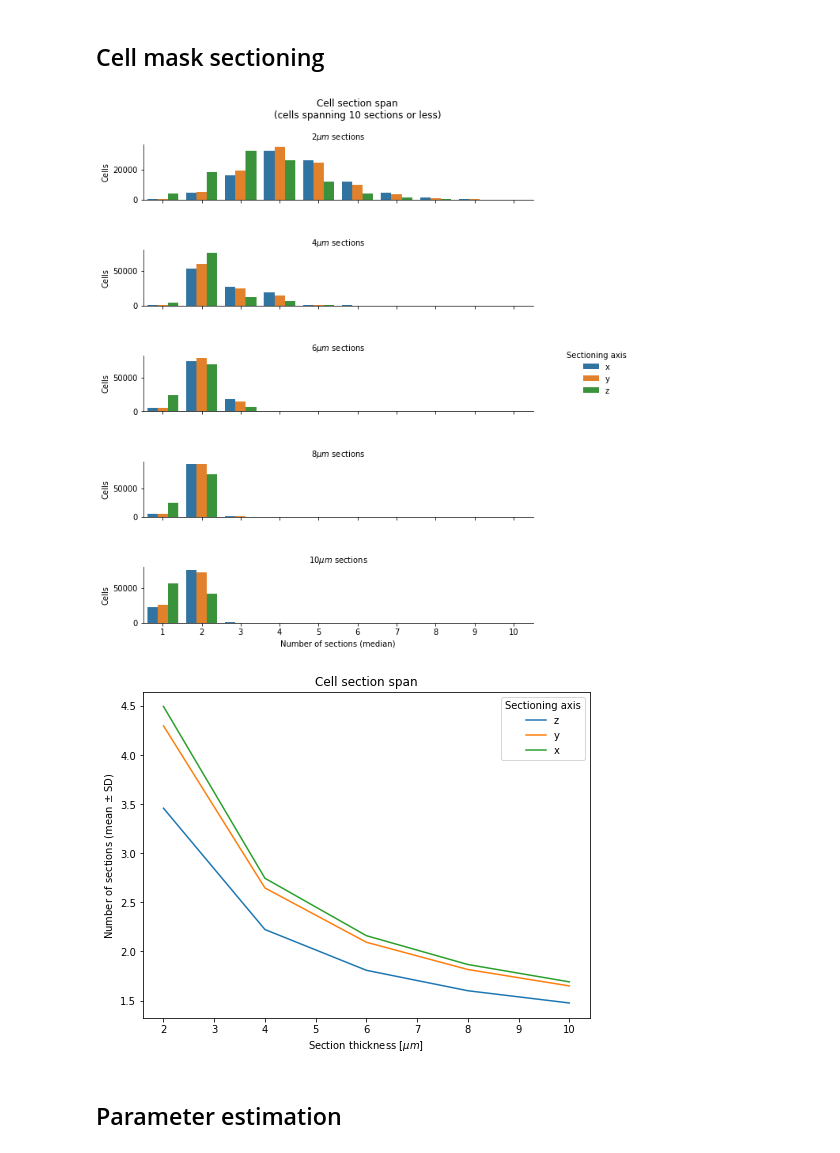
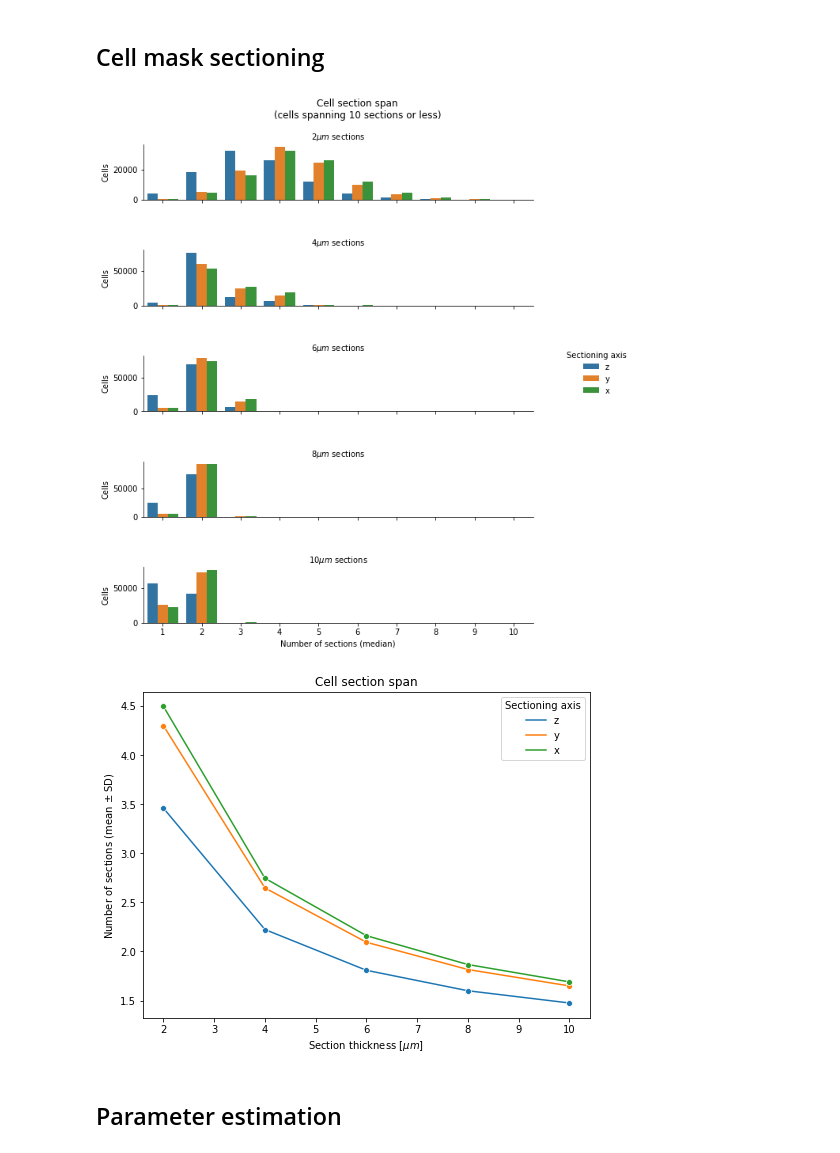
Before and after one commit to BodenmillerGroup/simutome, a Jupyter notebook: notebooks/parameter_estimation.ipynb, the cells around one changed output. Cells and saved outputs as stored; diff of their text form; code cells hidden in the pictures.

```diff
--- a/notebooks/parameter_estimation.ipynb
+++ b/notebooks/parameter_estimation.ipynb
@@ -182,44 +191,47 @@ sectioning_cell_slice_data = pd.read_csv("sectioning_cell_slice_data.csv")
 # %%
 data = sectioning_cell_data.groupby(["sectioning_axis_name", "section_thickness_um", "cell_id"])
 data = data["num_cell_slices"].median().round().astype(int).reset_index(name="median_cell_section_span")
 
 g = sns.catplot(
     data=data,
     x="median_cell_section_span",
     hue="sectioning_axis_name",
-    hue_order=["x", "y", "z"],
+    hue_order=["z", "y", "x"],
     row="section_thickness_um",
     kind="count",
     height=2,
     aspect=8 / 2,
     sharey=False,
 )
-g.set(xlabel="Number of sections (median)", ylabel="Cells", xlim=(-0.5, 9.5))
 g.legend.set_title("Sectioning axis")
 g.set_titles(row_template=r"${row_name:g} \mu m$ sections")
+g.set(xlim=(-0.5, 9.5), xlabel="Number of sections (median)", ylabel="Cells")
 g.fig.suptitle("Cell section span\n(cells spanning 10 sections or less)")
 g.fig.subplots_adjust(hspace=0.9, top=0.9)
-plt.show()
 # %% [output]
-[figure, old version]
+[figure, new version]
 # %%
-plt.figure(figsize=(8, 6))
-sns.lineplot(
+fig, ax = plt.subplots(figsize=(8, 6))
+
+# TODO only show section thicknesses
+p = sns.lineplot(
     data=sectioning_cell_data,
     x="section_thickness_um",
     y="num_cell_slices",
     hue="sectioning_axis_name",
     hue_order=["z", "y", "x"],
-    markers=True,
-    ci=None,  # "sd"
+    marker="o",
+    ci=None,
+    ax=ax,
 )
-plt.title("Cell section span")
-plt.xlabel(r"Section thickness [$\mu m$]")
-plt.ylabel(r"Number of sections (mean $\pm$ SD)")
-plt.legend(title="Sectioning axis")
+p.legend_.set_title("Sectioning axis")
+ax.set_title("Cell section span")
+ax.set_xlabel(r"Section thickness [$\mu m$]")
+ax.set_ylabel(r"Number of sections (mean $\pm$ SD)")
+
 plt.show()
 # %% [output]
-[figure, old version]
+[figure, new version]
 # %% [markdown]
 ## Parameter estimation
 # %% [markdown]
```
Also changed, not shown: parts of 18 cells of this notebook, 1 other file.
